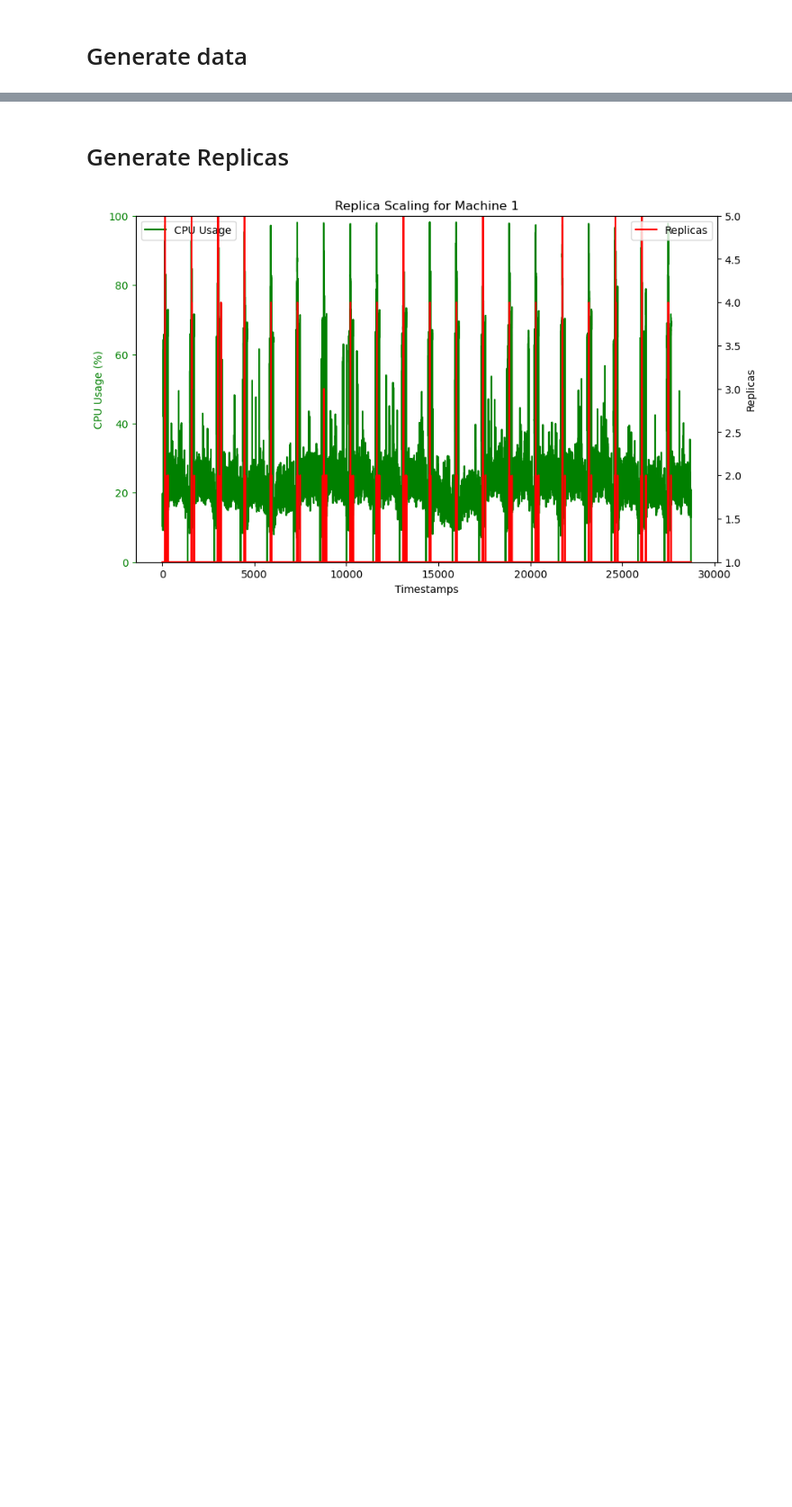
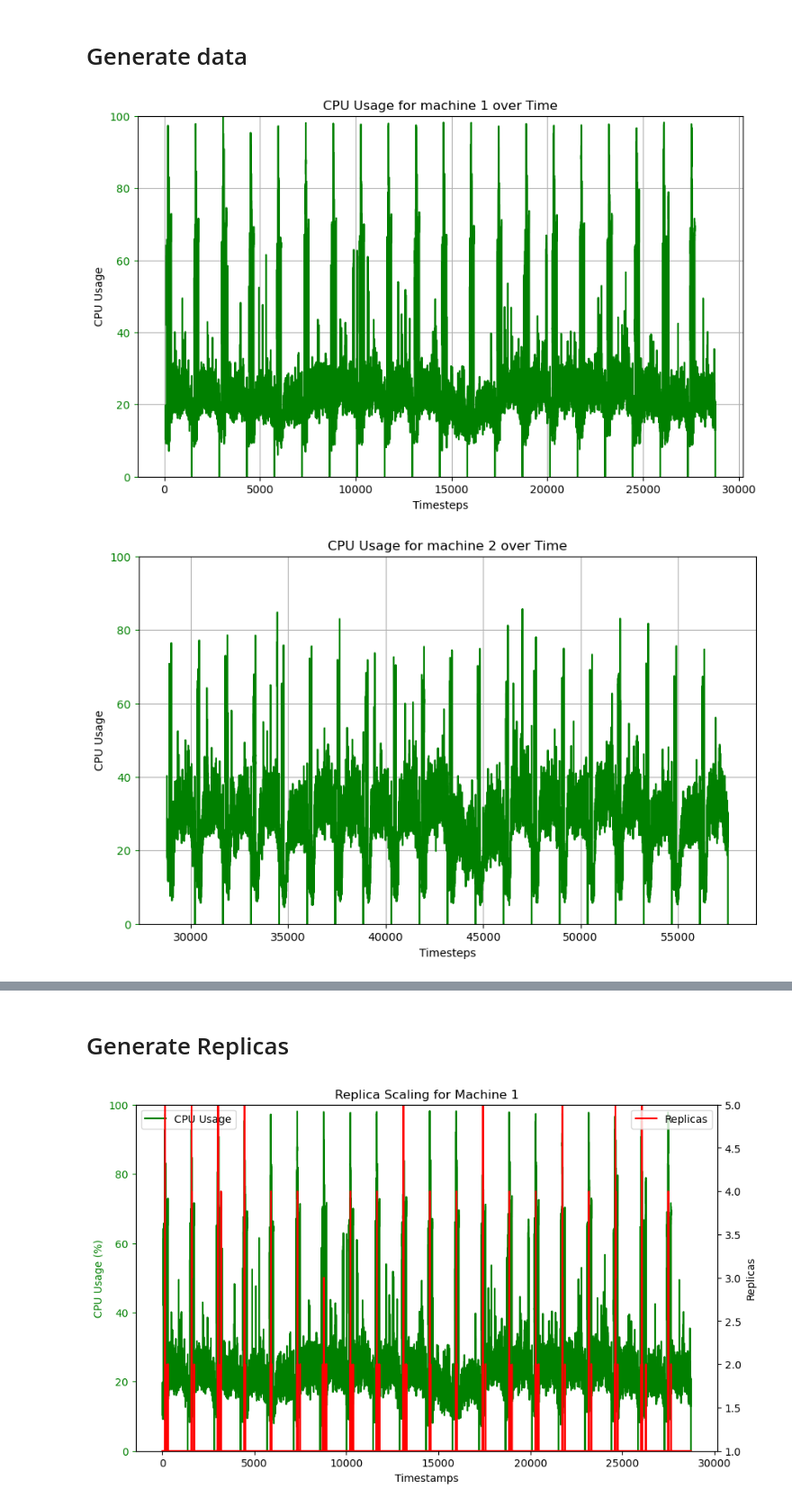
Before and after one commit to BrandonStreets-Mcleod/dissertation-test-code, a Jupyter notebook: Python/forecasting-model-test.ipynb, the cells around one changed output, grey strips where cells are left out. Shown at 90% size. Saved outputs shown, nothing was run; the diff lists cells and outputs as text; code cells hidden in the pictures; blank space fills up the shorter version.

```diff
--- a/Python/forecasting-model-test.ipynb
+++ b/Python/forecasting-model-test.ipynb
@@ -47,32 +47,37 @@ cpu_data = create_additional_features(cpu_data, 'cpu_usage', lags)
 # Drop any rows with NaN values that were created due to shifting
 cpu_data.dropna(inplace=True)
 
 all_features_no_timestamp = cpu_data.columns[1:len(cpu_data.columns)]
 # Extract the relevant features from your dataset for the HMM
-features_for_hmm = cpu_data[['cpu_usage']].values
+features_for_hmm = cpu_data[all_features_no_timestamp].values
 
 # Define and fit the HMM model
-num_states = 5  # You can adjust this based on the nature of the data
+num_states = 2  # You can adjust this based on the nature of the data
 model = hmm.GaussianHMM(n_components=num_states, covariance_type="full", n_iter=1000)
 
 # Fit the HMM model to the features
 model.fit(features_for_hmm)
 
 # Predict hidden states for each time step
 hidden_states = model.predict(features_for_hmm)
+
+cpu_data['hidden_state'] = hidden_states
 
 cpu_data.head
 
 file_path = "../Utilities/csv/cpu_usage_train.csv"
 cpu_data.to_csv(file_path, index=False)
 
 for machine_id, machine_data in cpu_data.groupby('machine_id'):
     fig, ax = plt.subplots(figsize=(10, 6))
     ax.plot(machine_data['cpu_usage'], 'g-', label='CPU Usage')
     ax.tick_params('y', colors='g')
     plt.xlabel('Timesteps')
     plt.ylabel('CPU Usage')
     ax.set_ylim(0, 100)
     plt.title(f'CPU Usage for machine {machine_id} over Time')
     plt.grid(True)
     plt.show()
+# %% [output]
+[figure, added]
+[figure, added]
```
Also changed, not shown: parts of 4 cells of this notebook, 2 other files.
